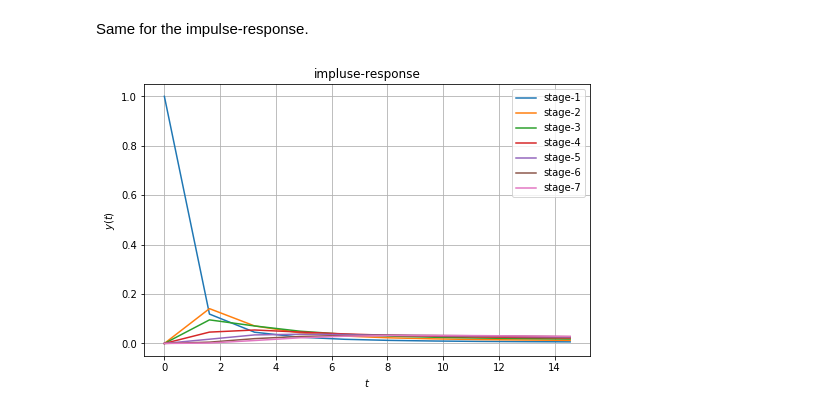
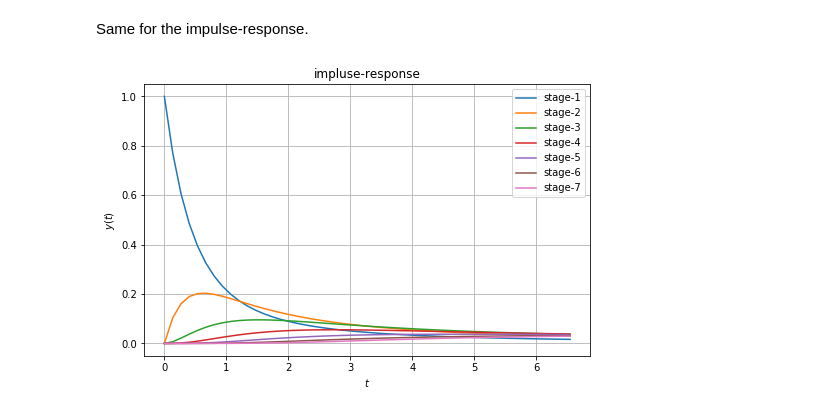
Before and after one commit to jupyterphysics/SystemsSignalsModels, a Jupyter notebook: Problem16p1.ipynb, the cells around one changed output. Drawn from its saved outputs; the diff is of its cells as text; code cells hidden in the pictures.

```diff
--- a/Problem16p1.ipynb
+++ b/Problem16p1.ipynb
@@ -174,17 +174,17 @@ plt.show()
 # %% [markdown]
 Same for the impulse-response.
 # %%
-t2 = np.linspace(0., 10.)
+t2 = np.linspace(0., 10.,num=600)
 u2 = np.ones_like(t2)
-tout2, y2 = sig.impulse(sys2)
+tout2, y2 = sig.impulse(sys2,N=1200)
 plt.figure(figsize=(8,5))
 for n in range(7):
-    plt.plot(tout2[:10],y2[:10,n],label="stage-{0}".format(n+1))
+    plt.plot(tout2[:50],y2[:50,n],label="stage-{0}".format(n+1))
 plt.xlabel (r'$t$')
 plt.ylabel (r'$y(t)$')
 plt.legend()
 plt.grid(True)
 plt.title('impluse-response')
 plt.show()
 # %% [output]
-[figure, old version]
+[figure, new version]
```
Also changed, not shown: parts of 1 cell of this notebook.
